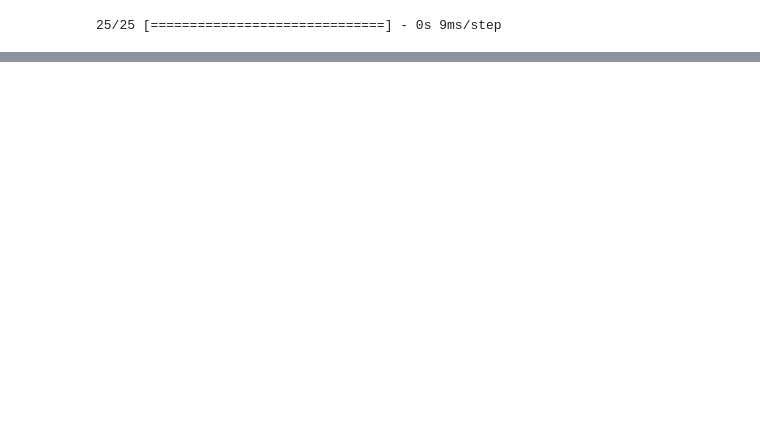
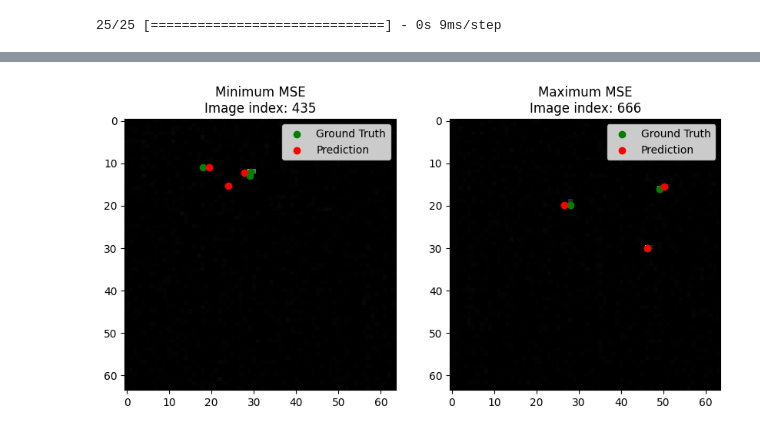
Before and after one commit to DerrickAppiahOsei/MyElectronDetection, a Jupyter notebook: Classes copy.ipynb, the cells around one changed output, grey strips where cells are left out. Cells and saved outputs as stored; diff of their text form; code cells hidden in the pictures; blank space fills up the shorter version.

```diff
--- a/Classes copy.ipynb
+++ b/Classes copy.ipynb
@@ -308,3 +310,5 @@ plt.show()
+# %%
+loadedmodel = tf.keras.models.load_model('/home/m3-learning/Documents/Research Data/Electron Detection/Weights/Weights for overfitting/Classescopy_0830model100Kimages.h5')
 # %%
 train_dataset = tf.data.Dataset.from_tensor_slices((train_images, train_midpoints))
 train_dataset = train_dataset.batch(800)
@@ -389,0 +425,11 @@ train_loss[309]
+# %%
+# Find the indices of the minimum and maximum MSE
+min_mse_index = np.argmin(mse_values)
+max_mse_index = np.argmax(mse_values)
+
+# Retrieve the predictions and ground truths for these indices
+min_mse_prediction = output[min_mse_index]
+min_mse_ground_truth = targets[min_mse_index]
+
+max_mse_prediction = output[max_mse_index]
+max_mse_ground_truth = targets[max_mse_index]
@@ -389,0 +457,6 @@ train_loss[309]
+# %%
+import matplotlib.pyplot as plt
+
+# Retrieve the images corresponding to the minimum and maximum MSE
+min_mse_image = inputs[min_mse_index]
+max_mse_image = inputs[max_mse_index]
@@ -389,0 +493,38 @@ train_loss[309]
+# %%
+import matplotlib.pyplot as plt
+
+# Remove the batch dimension (first dimension) since it's 1
+min_mse_ground_truth_points = min_mse_ground_truth[0]
+min_mse_prediction_points = min_mse_prediction[0]
+max_mse_ground_truth_points = max_mse_ground_truth[0]
+max_mse_prediction_points = max_mse_prediction[0]
+
+plt.figure(figsize=(10, 5))
+
+# Plot the image with the minimum MSE
+plt.subplot(1, 2, 1)
+plt.imshow(min_mse_image, cmap='gray')  # Assuming images are grayscale; remove cmap if RGB
+
+# Plot each of the 3 points
+for i in range(3):
+    plt.scatter(min_mse_ground_truth_points[i, 0]*64, min_mse_ground_truth_points[i, 1]*64, color='green', label='Ground Truth' if i == 0 else "")
+    plt.scatter(min_mse_prediction_points[i, 0]*64, min_mse_prediction_points[i, 1]*64, color='red', label='Prediction' if i == 0 else "")
+
+plt.title(f'Minimum MSE\nImage index: {min_mse_index}')
+plt.legend()
+
+# Plot the image with the maximum MSE
+plt.subplot(1, 2, 2)
+plt.imshow(max_mse_image, cmap='gray')  # Assuming images are grayscale; remove cmap if RGB
+
+# Plot each of the 3 points
+for i in range(3):
+    plt.scatter(max_mse_ground_truth_points[i, 0]*64, max_mse_ground_truth_points[i, 1]*64, color='green', label='Ground Truth' if i == 0 else "")
+    plt.scatter(max_mse_prediction_points[i, 0]*64, max_mse_prediction_points[i, 1]*64, color='red', label='Prediction' if i == 0 else "")
+
+plt.title(f'Maximum MSE\nImage index: {max_mse_index}')
+plt.legend()
+
+plt.show()
+# %% [output]
+[figure, added]
```
Also changed, not shown: parts of 22 cells of this notebook, 1 other file.
